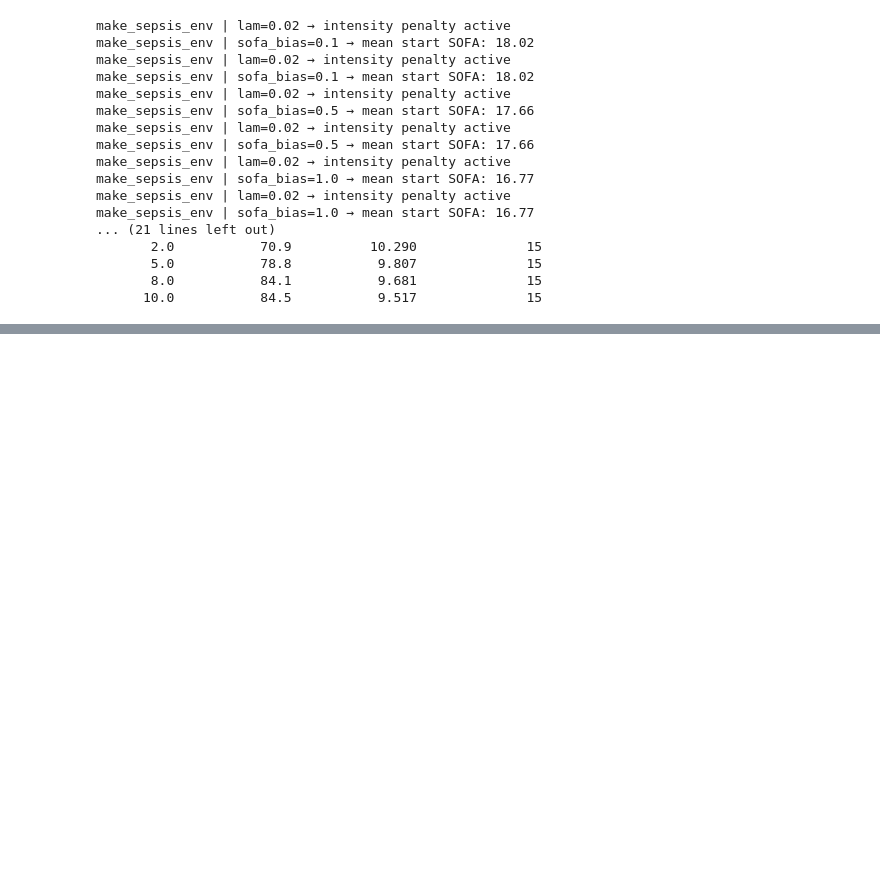
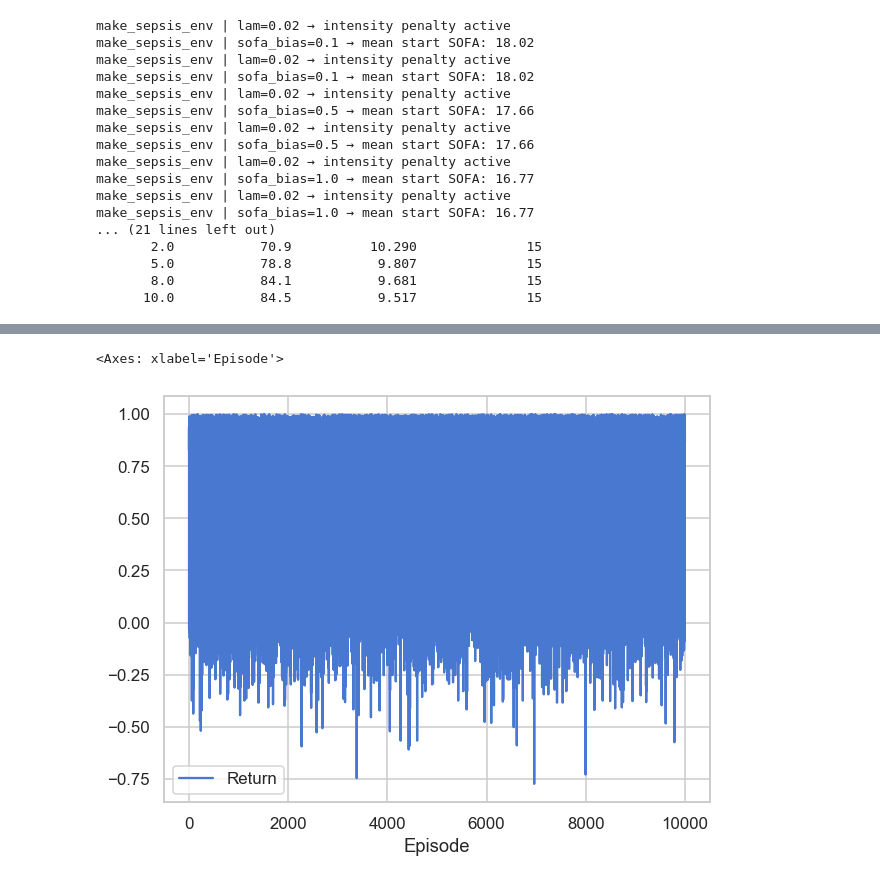
Before and after one commit to calcoafrancisca/RL_GroupAG, a Jupyter notebook: RL Project Code/sepsis_project - Students Version/rl_sepsis_project.ipynb, the cells around one changed output, grey strips where cells are left out. Cells and saved outputs as stored; diff of their text form; code cells hidden in the pictures; blank space fills up the shorter version.

```diff
--- a/RL Project Code/sepsis_project - Students Version/rl_sepsis_project.ipynb
+++ b/RL Project Code/sepsis_project - Students Version/rl_sepsis_project.ipynb
@@ -723,7 +615,7 @@ for lam in lam_values:
     R_test = (P_test * raw_test._r_mat).sum(axis=2)
     env_test.close()
 
-    V_test, policy_test, _ = value_iteration(P_test, R_test, gamma=GAMMA)
+    V_test, policy_test, _ = policy_iteration(P_test, R_test, gamma=GAMMA)
 
     np.random.seed(SEED)
     env_eval = make_sepsis_env(lam=lam)
@@ -747,7 +639,7 @@ for lam in lam_values:
     })
 
 df_lam = pd.DataFrame(results_lam)
-print("=== Effect of lam on survival rate ===")
+print("=== Effect of lam on survival rate (Policy Iteration) ===")
 print(df_lam.to_string(index=False))
 # %% [output]
 make_sepsis_env | lam=0.01 → intensity penalty active
@@ -780,7 +672,7 @@ for sofa in sofa_values:
     R_test = (P_test * raw_test._r_mat).sum(axis=2)
     env_test.close()
 
-    V_test, policy_test, _ = value_iteration(P_test, R_test, gamma=GAMMA)
+    V_test, policy_test, _ = policy_iteration(P_test, R_test, gamma=GAMMA)
 
     np.random.seed(SEED)
     env_eval = make_sepsis_env(sofa_bias=sofa)
@@ -804,7 +696,7 @@ for sofa in sofa_values:
     })
 
 df_sofa = pd.DataFrame(results_sofa)
-print("=== Effect of sofa_bias on survival rate ===")
+print("=== Effect of sofa_bias on survival rate (Policy Iteration) ===")
 print(df_sofa.to_string(index=False))
 # %% [output]
 make_sepsis_env | lam=0.02 → intensity penalty active
@@ -970,0 +738,11 @@ ContinuousICUSepsisEnv
+# %%
+def sepsi_epsilon_greedy_policy(env, discrete_state, Q_table, epsilon=.5):
+
+    #sample a random value from the uniform distribution, if the sampled value is less than
+    #epsilon then we select a random action else we select the best action which has maximum Q
+    #value as shown below
+
+    if np.random.uniform(0,1) < epsilon:
+        return env.action_space.sample()
+    else:
+        return np.argmax(Q_table[discrete_state])
@@ -970,0 +832,12 @@ ContinuousICUSepsisEnv
+# %%
+Q_table_sepsis_SARSA, df_return_over_time_sepsis_SARSA, df_steps_over_time_sepsis_SARSA, epsilon_over_time_SARSA, actions_over_time_SARSA, df_checkpoints_SARSA = sepsis_SARSA_q_function(
+    env,
+    num_iterations=10000,
+    alpha=.05,
+    gamma=.99
+)
+# %%
+df_return_over_time_sepsis_SARSA.plot(x='Episode', y='Return')
+# %% [output]
+<Axes: xlabel='Episode'>
+[figure, added]
```
Also changed, not shown: parts of 51 cells of this notebook.
